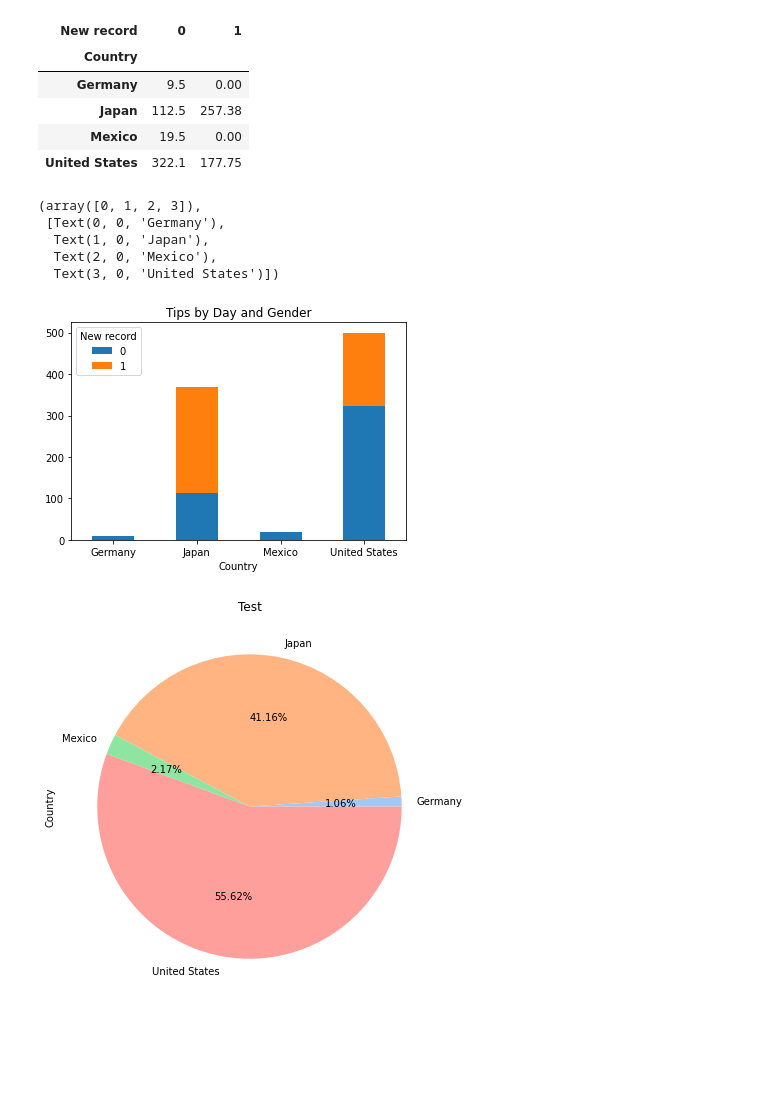
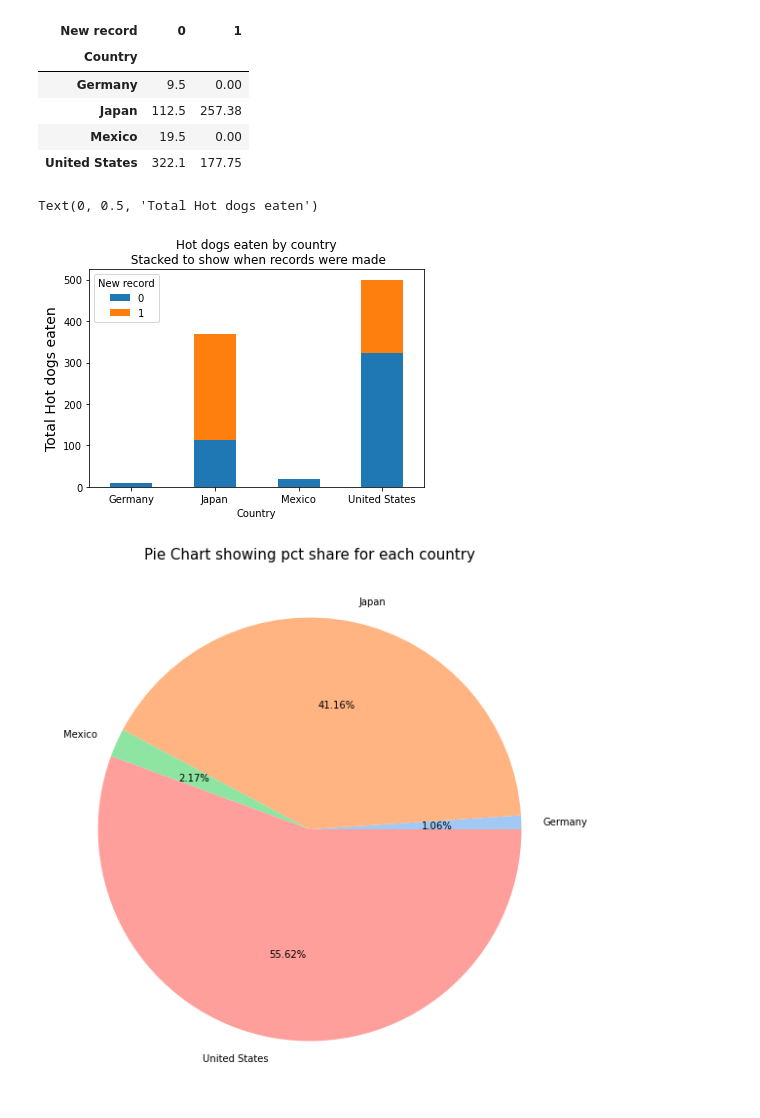
Before and after one commit to samantoz/dsc640-data_presentation, a Jupyter notebook: notebook/week1.ipynb, the cells around one changed output. Cells and saved outputs as stored; diff of their text form; code cells hidden in the pictures; blank space fills up the shorter version.

```diff
--- a/notebook/week1.ipynb
+++ b/notebook/week1.ipynb
@@ -75,31 +75,30 @@ from matplotlib import pyplot as plt
 agg_country_yr.plot(kind='bar', stacked=True)
 
 # Just add a title and rotate the x-axis labels to be horizontal.
-plt.title('Tips by Day and Gender')
+plt.title('Hot dogs eaten by country\n Stacked to show when records were made')
 plt.xticks(rotation=0, ha='center')
+plt.ylabel('Total Hot dogs eaten', fontsize=14)
 # %% [output]
-(array([0, 1, 2, 3]),
- [Text(0, 0, 'Germany'),
-  Text(1, 0, 'Japan'),
-  Text(2, 0, 'Mexico'),
-  Text(3, 0, 'United States')])
+Text(0, 0.5, 'Total Hot dogs eaten')
-[figure, old version]
+[figure, new version]
 # %%
 # create a pie chart using matplotlib
+import seaborn as sns
+import matplotlib.pyplot as plt
 
 #define data
 data = hotdog_contest_winner_df[['Country', 'Dogs eaten']].groupby(['Country']).sum()
 
 #define Seaborn color palette to use
 colors = sns.color_palette('pastel')[0:4]
 
-fig = plt.figure(figsize=(10, 7))
+fig = plt.figure(figsize=(10, 10))
 #create pie chart
 plt.pie(x=data["Dogs eaten"], labels=data.index, colors = colors, autopct='%.2f%%')
 
-plt.ylabel("Country")
-plt.title("Test")
+# plt.ylabel("")
+plt.title("Pie Chart showing pct share for each country", size=15)
 # ax.set(title="Nested pie chart")
 plt.show()
 # %% [output]
-[figure, old version]
+[figure, new version]
```
Also changed, not shown: parts of 4 cells of this notebook, 9 other files.
